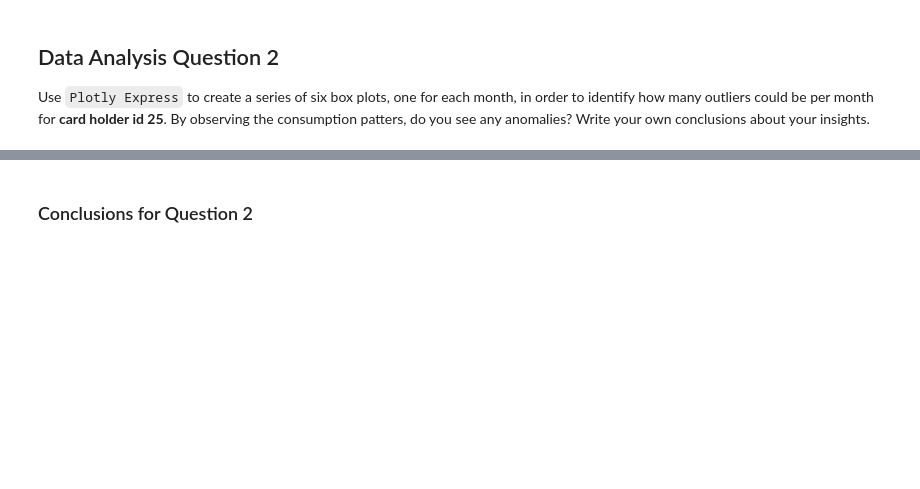
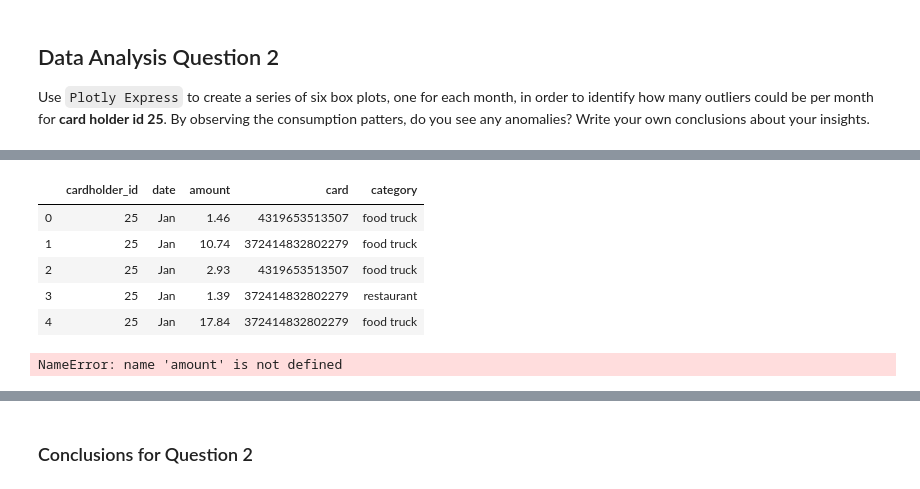
Before and after one commit to awanzek/sql-homework, a Jupyter notebook: visual_data_analysis.ipynb, the cells around one changed output, grey strips where cells are left out. Drawn from its saved outputs; the diff is of its cells as text; code cells hidden in the pictures; blank space fills up the shorter version.

Commit message:
updated plots and comments for customer 2 and 18 spending review

```diff
--- a/visual_data_analysis.ipynb
+++ b/visual_data_analysis.ipynb
@@ -187,0 +196,24 @@ jun_card25.hvplot.bar()
+# %%
+#assess January data and Make a bar plot
+#turn amount into float value
+jan_card25['amount']=jan_card25['amount'].str.replace("$","")
+jan_card25['amount']=jan_card25['amount'].str.replace(",","").astype(float)
+jan_card25['date'] = pd.to_datetime(jan_card25['date'], format='%m-%d').dt.month_name().str.slice(stop=3)
+jan_card25.head()
+#bar plot for january
+#jan_card25.hvplot.bar(x="date",y="amount")
+# %% [output]
+|  | cardholder_id | date | amount | card | category |
+| 0 | 25 | Jan | 1.46 | 4319653513507 | food truck |
+| 1 | 25 | Jan | 10.74 | 372414832802279 | food truck |
+| 2 | 25 | Jan | 2.93 | 4319653513507 | food truck |
+| 3 | 25 | Jan | 1.39 | 372414832802279 | restaurant |
+| 4 | 25 | Jan | 17.84 | 372414832802279 | food truck |
+# %%
+feb_card25['amount']=feb_card25['amount'].str.replace("$","")
+feb_card25['amount']=feb_card25['amount'].str.replace(",","").astype(float)
+feb_card25['date'] = pd.to_datetime(feb_card25['date'], format='%m-%d').dt.month_name().str.slice(stop=3)
+feb_card25.head()
+jan_card25.hvplot.bar(x="date",y="amount")
+# %% [output]
+NameError: name 'amount' is not defined
```
Also changed, not shown: parts of 25 cells of this notebook.
